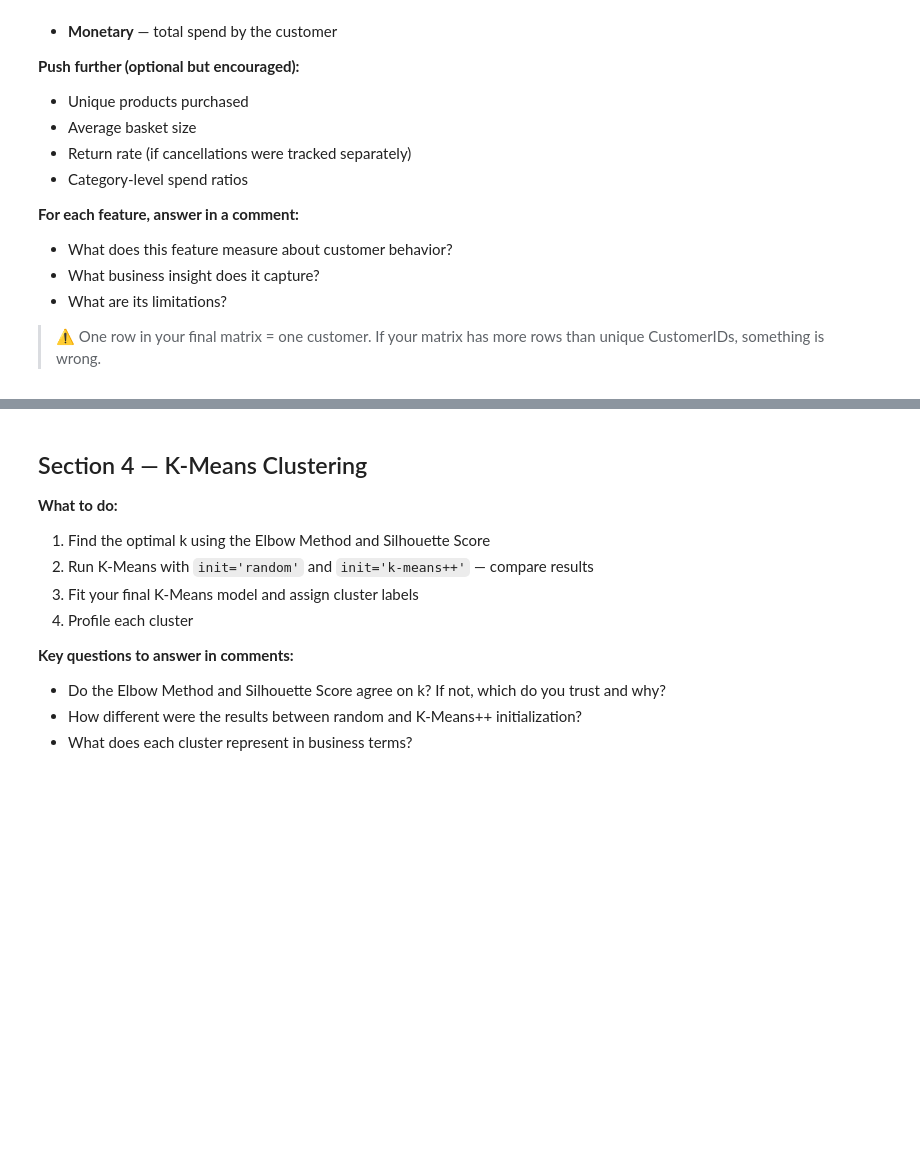
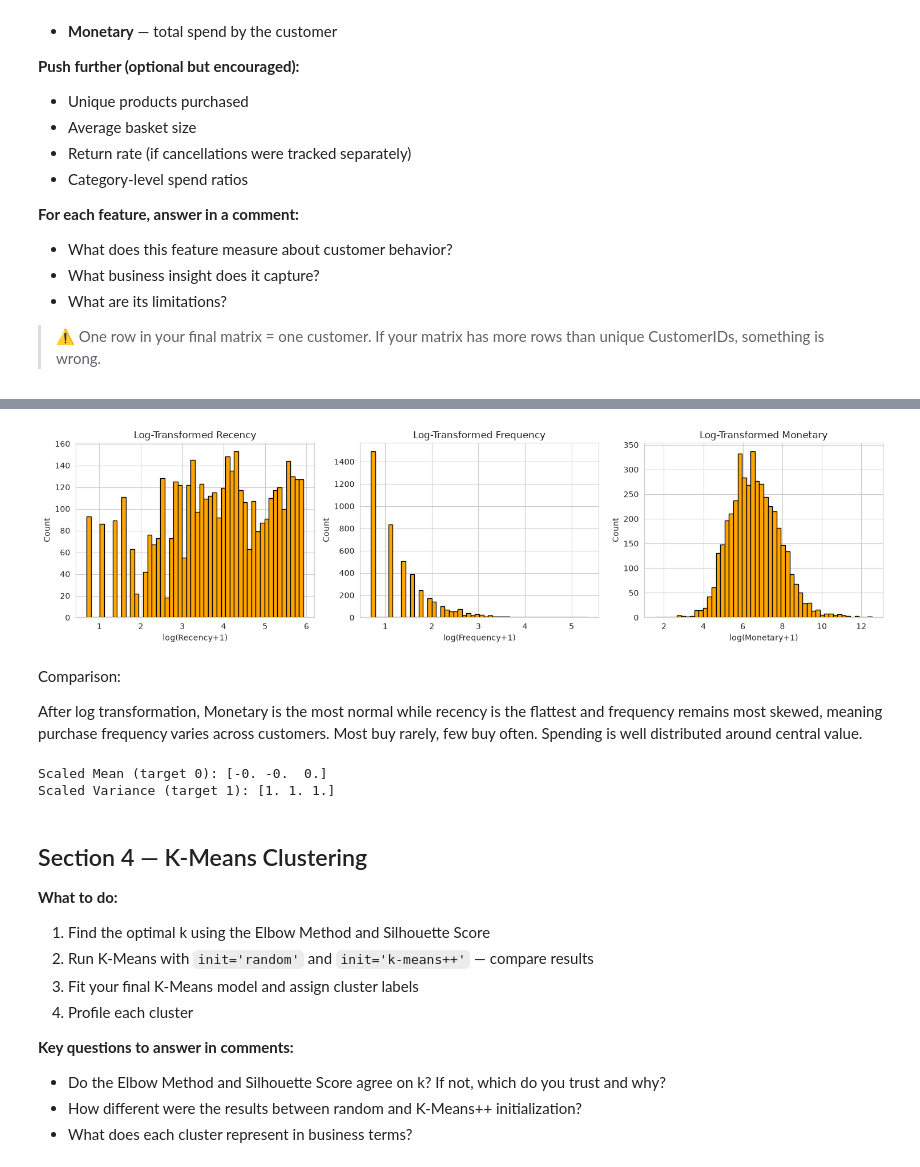
Before and after one commit to Sulav-Koirala/AI-Fellowship-Assignments, a Jupyter notebook: Week 7/Week_7_Clustering_Assignment.ipynb, the cells around one changed output, grey strips where cells are left out. Saved outputs shown, nothing was run; the diff lists cells and outputs as text; code cells hidden in the pictures; blank space fills up the shorter version.

```diff
--- a/Week 7/Week_7_Clustering_Assignment.ipynb
+++ b/Week 7/Week_7_Clustering_Assignment.ipynb
@@ -290,25 +298,46 @@ plt.show()
 # %%
 # ── Outlier Handling ─────────────────────────────────────────────────────────
-# Decide how to handle outliers in each feature
-# Options: cap at percentile, log transform, remove, keep
-# Justify your choice for EACH feature in comments
+# Choice Strategy: Log transformation
+# Justification: Instead of discarding high values, log transformation dampens exponential scaling, converts heavily skewed data into approximately
+# normal form, and compresses the variations cleanly.
+# Since RFM values are positive post cleaning, log1p is highly stable.
 
-# YOUR CODE HERE
+customer_df_transformed = customer_df.copy()
+for feat in ['Recency', 'Frequency', 'Monetary']:
+    customer_df_transformed[feat] = np.log1p(customer_df_transformed[feat])
 
-# After handling outliers, plot distributions again and compare
-# YOUR CODE HERE
+fig, axes = plt.subplots(1,3, figsize=(15,4))
+for i, feat in enumerate(features):
+    axes[i].hist(customer_df_transformed[feat], bins=50, edgecolor='k', color='orange')
+    axes[i].set_title(f'Log-Transformed {feat}')
+    axes[i].set_xlabel(f'log({feat}+1)')
+    axes[i].set_ylabel(f'Count')
+
+plt.tight_layout()
+plt.show()
+# %% [output]
+[figure, added]
+# %% [markdown]
+Comparison:
+
+After log transformation, Monetary is the most normal while recency is the flattest and frequency remains most skewed, meaning purchase frequency varies across customers. Most buy rarely, few buy often. Spending is well distributed around central value.
 # %%
 # ── Feature Scaling ──────────────────────────────────────────────────────────
-# Why is scaling necessary for clustering? Answer in a comment before scaling.
+# Why is scaling necessary for clustering?
+# Clustering algorithms use numeric Euclidean distances. If left unscaled, features with larger numerical values or variances dominate (eg. Monetary)
+# Distance functions entirely over tight features like Recency, rendering the multi dimensional mapping biased.
 
 # Apply StandardScaler
 scaler = StandardScaler()
-
-# YOUR CODE HERE — fit and transform your feature matrix
-# Store scaled features as X_scaled (numpy array) and X_scaled_df (DataFrame)
+X_scaled = scaler.fit_transform(customer_df_transformed[['Recency', 'Frequency', 'Monetary']])
+X_scaled_df =  pd.DataFrame(X_scaled, columns= ['Recency', 'Frequency', 'Monetary'])
 
 # Verify scaling worked
-# YOUR CODE HERE — print mean and std of each scaled feature
+print('Scaled Mean (target 0):', np.round(X_scaled.mean(axis=0),4))
+print('Scaled Variance (target 1):', np.round(X_scaled.std(axis=0),4))
+# %% [output]
+Scaled Mean (target 0): [-0. -0.  0.]
+Scaled Variance (target 1): [1. 1. 1.]
 # %% [markdown]
 ## Section 4 — K-Means Clustering
 
```
Also changed, not shown: parts of 2 cells of this notebook.
